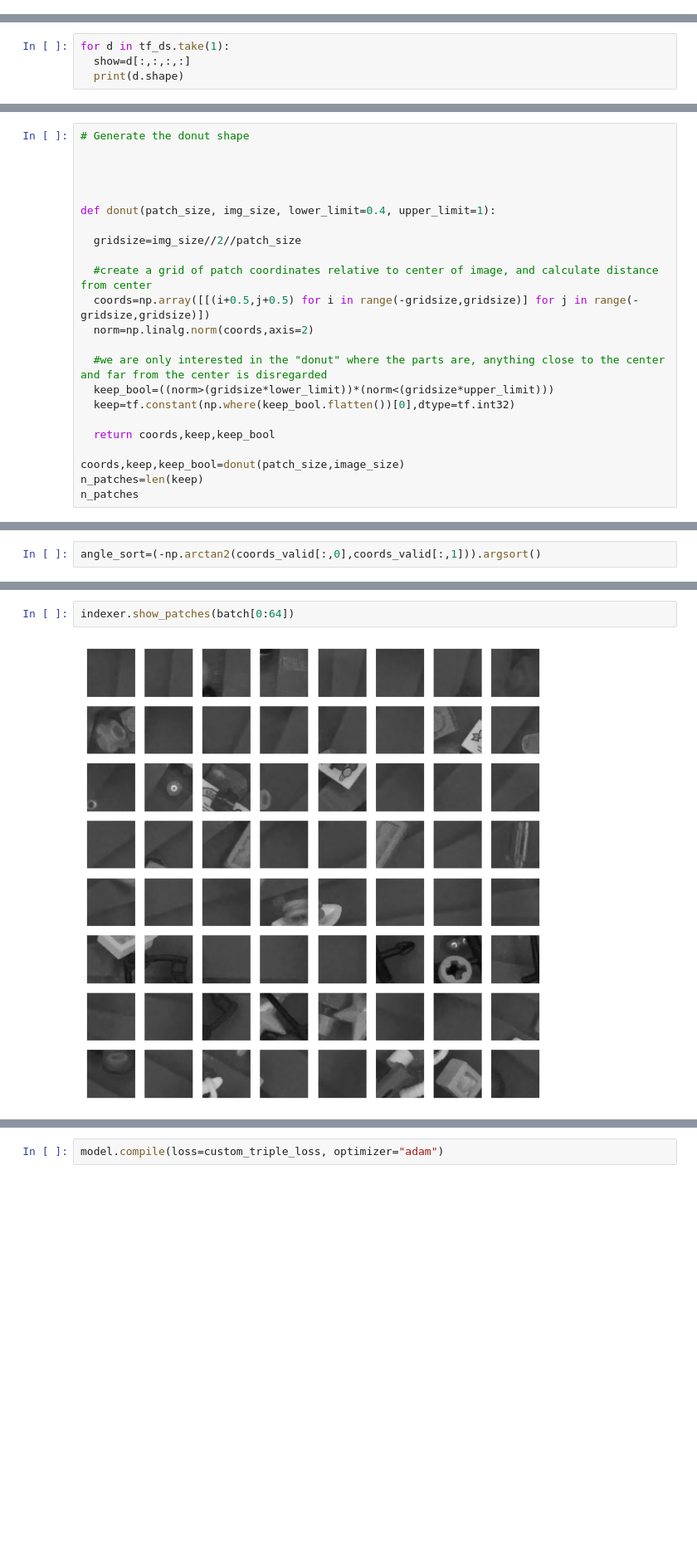
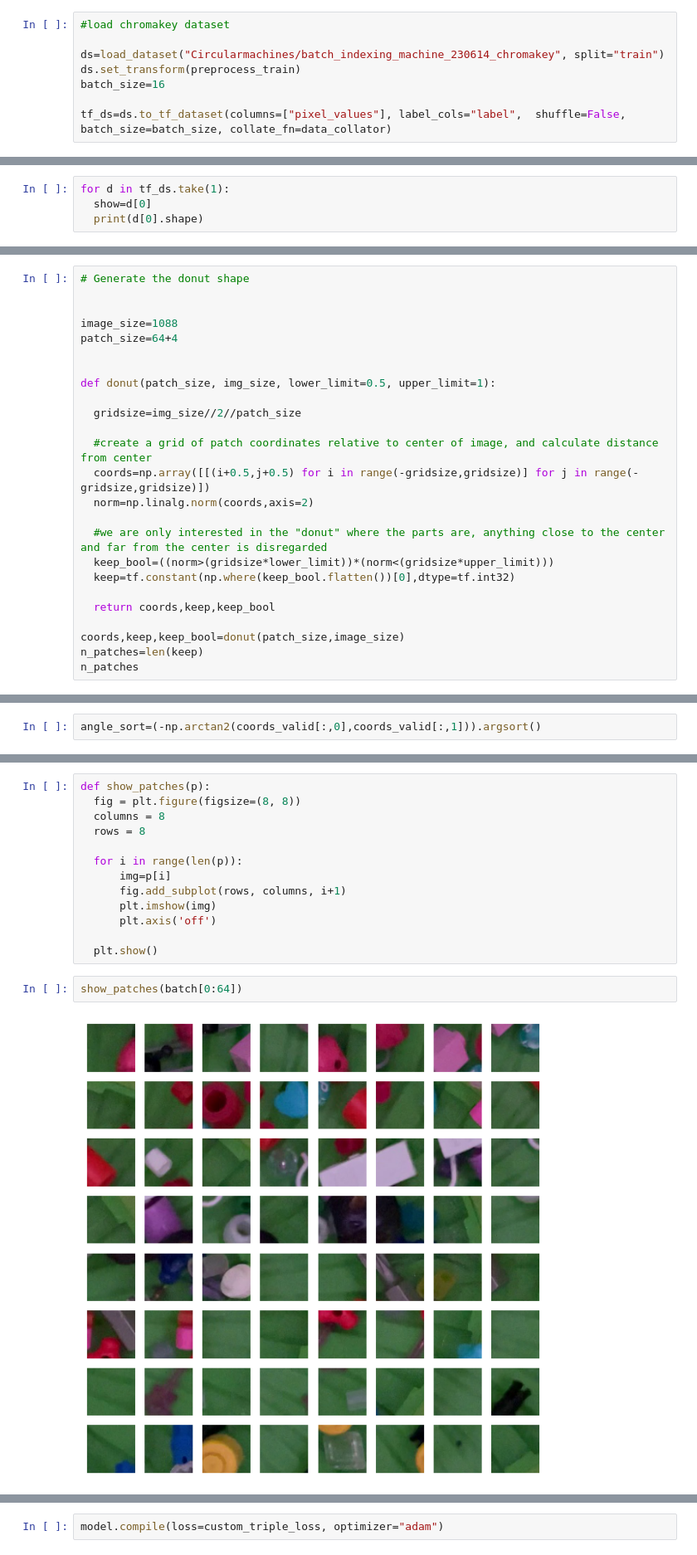
Before and after one commit to circularmachines/batch_indexing_machine, a Jupyter notebook: Train_foundation_model.ipynb, the cells around one changed output, grey strips where cells are left out. Shown at 83% size. Drawn from its saved outputs; the diff is of its cells as text; blank space fills up the shorter version.

```diff
--- a/Train_foundation_model.ipynb
+++ b/Train_foundation_model.ipynb
@@ -113,0 +146,8 @@ Downloading and preparing dataset None/None to /root/.cache/huggingface/datasets
+# %%
+#load chromakey dataset
+
+ds=load_dataset("Circularmachines/batch_indexing_machine_230614_chromakey", split="train")
+ds.set_transform(preprocess_train)
+batch_size=16
+
+tf_ds=ds.to_tf_dataset(columns=["pixel_values"], label_cols="label",  shuffle=False, batch_size=batch_size, collate_fn=data_collator)
@@ -188,5 +164,5 @@ tf_ds = tf.data.Dataset.sample_from_datasets(tf_list)
 # %%
 for d in tf_ds.take(1):
-  show=d[:,:,:,:]
-  print(d.shape)
+  show=d[0]
+  print(d[0].shape)
 # %% [output]
@@ -210,9 +188,11 @@ for s in show:
 # Generate the donut shape
 
 
+image_size=1088
+patch_size=64+4
 
 
-def donut(patch_size, img_size, lower_limit=0.4, upper_limit=1):
+def donut(patch_size, img_size, lower_limit=0.5, upper_limit=1):
 
   gridsize=img_size//2//patch_size
 
@@ -305,5 +338,18 @@ mask=tf.constant(mask,dtype=tf.float32)
+# %%
+def show_patches(p):
+  fig = plt.figure(figsize=(8, 8))
+  columns = 8
+  rows = 8
+
+  for i in range(len(p)):
+      img=p[i]
+      fig.add_subplot(rows, columns, i+1)
+      plt.imshow(img)
+      plt.axis('off')
+
+  plt.show()
 # %%
-indexer.show_patches(batch[0:64])
+show_patches(batch[0:64])
 # %% [output]
-[figure, old version]
+[figure, new version]
 # %%
```
Also changed, not shown: parts of 48 cells of this notebook.
